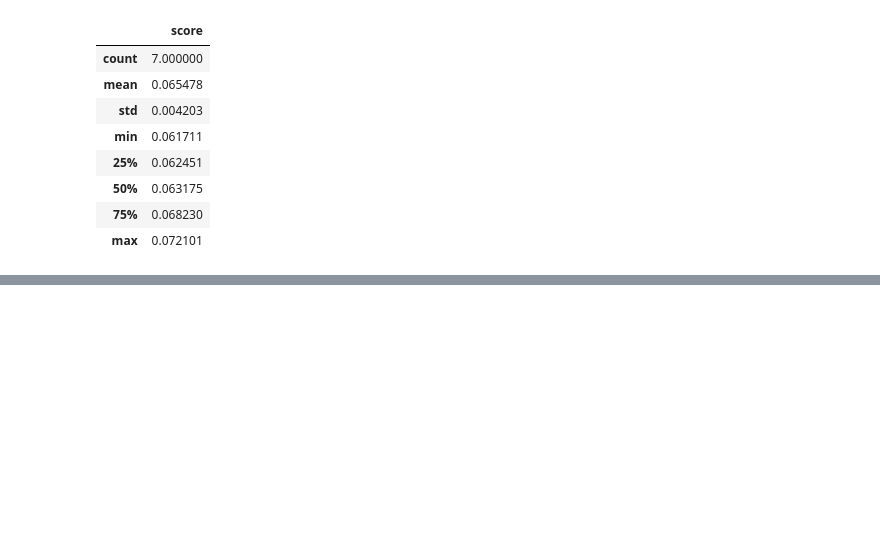
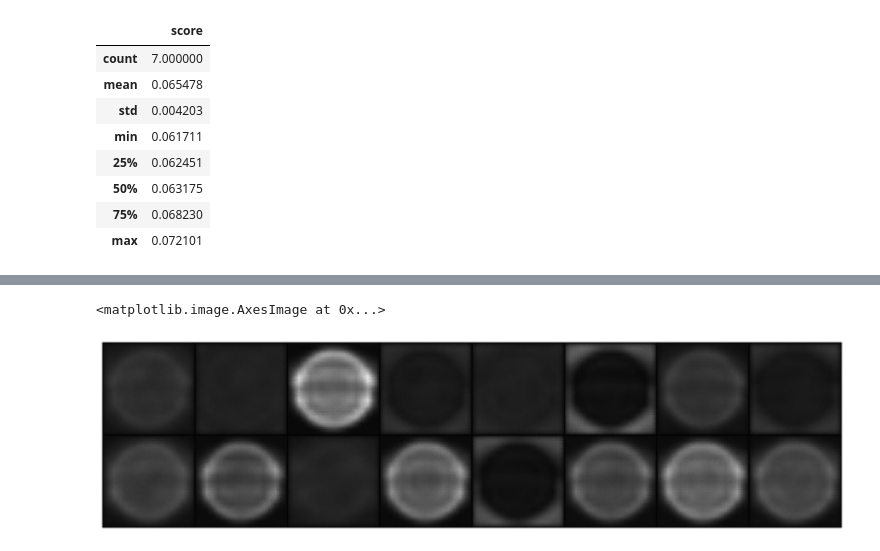
Before and after one commit to i4Ds/sdo-cli, a Jupyter notebook: notebooks/ce-vae__e2e-pipeline.ipynb, the cells around one changed output, grey strips where cells are left out. Cells and saved outputs as stored; diff of their text form; code cells hidden in the pictures; blank space fills up the shorter version.

Commit message:
adds example on how to generate images

```diff
--- a/notebooks/ce-vae__e2e-pipeline.ipynb
+++ b/notebooks/ce-vae__e2e-pipeline.ipynb
@@ -258,0 +288,13 @@ df.describe()
+# %%
+gen_data_dir = "./output"
+images = list(Path(gen_data_dir).rglob(f'*_generated.jpeg'))
+img_path = images[0]
+
+fig = plt.figure(figsize=(15, 15))
+plt.axis('off')
+
+src_img = Image.open(img_path)
+plt.imshow(np.asarray(src_img))
+# %% [output]
+<matplotlib.image.AxesImage at 0x...>
+[figure, added]
```
Also changed, not shown: parts of 1 cell of this notebook, 1 other file.
